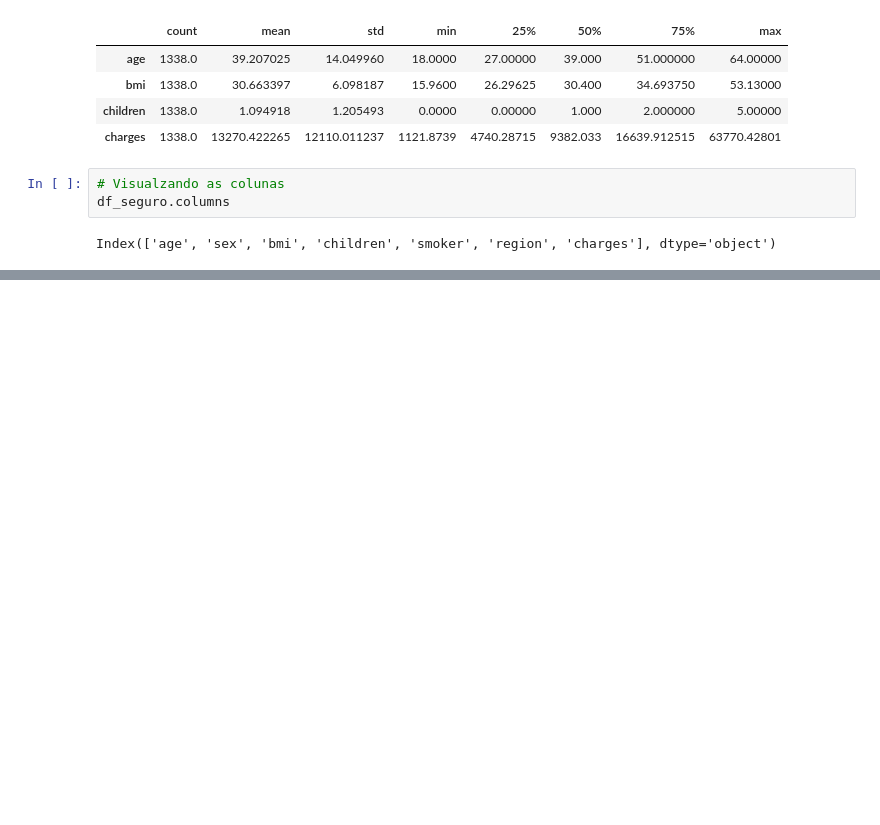
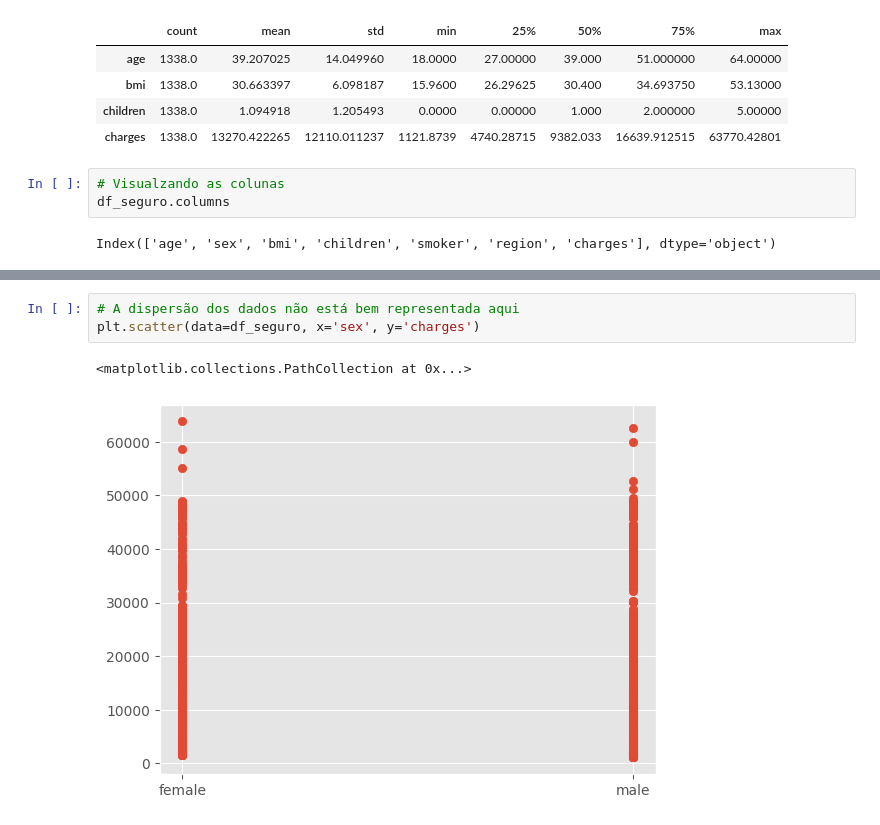
Before and after one commit to devAquino/Medical-Insurance-Analysis, a Jupyter notebook: insurance.ipynb, the cells around one changed output, grey strips where cells are left out. Saved outputs shown, nothing was run; the diff lists cells and outputs as text; blank space fills up the shorter version.

```diff
--- a/insurance.ipynb
+++ b/insurance.ipynb
@@ -88,0 +108,6 @@ ax_sex_age = ax_sex_age
+# %%
+# A dispersão dos dados não está bem representada aqui
+plt.scatter(data=df_seguro, x='sex', y='charges')
+# %% [output]
+<matplotlib.collections.PathCollection at 0x...>
+[figure, added]
```
Also changed, not shown: parts of 8 cells of this notebook, 1 other file.
